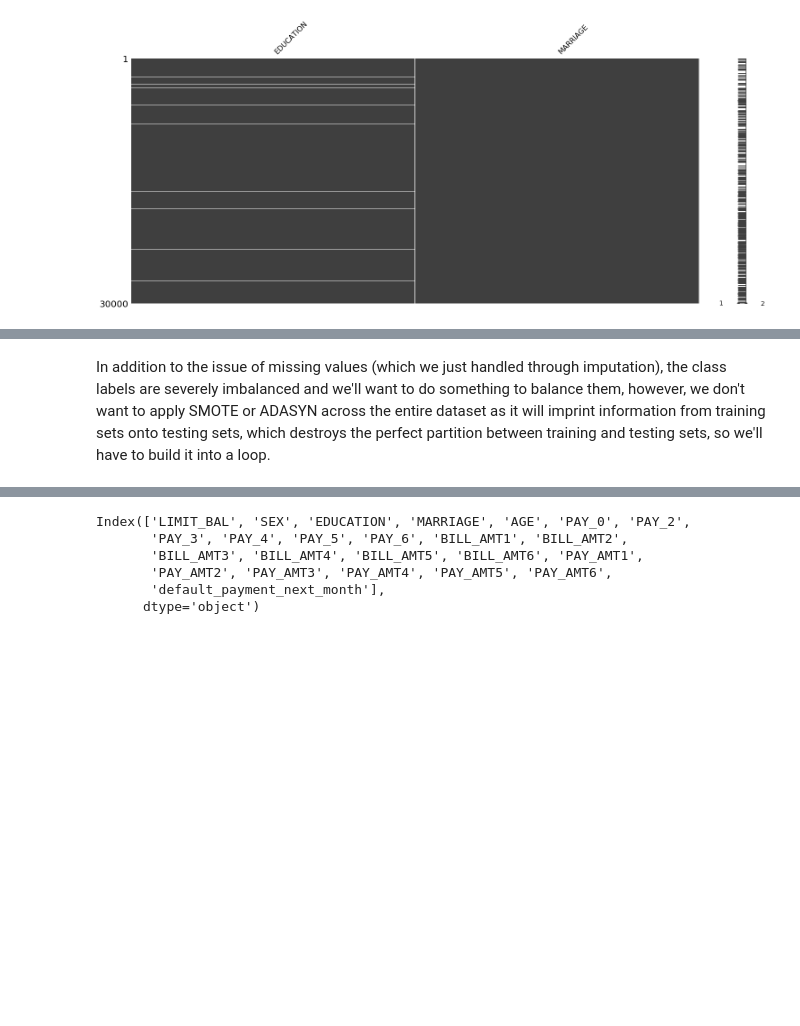
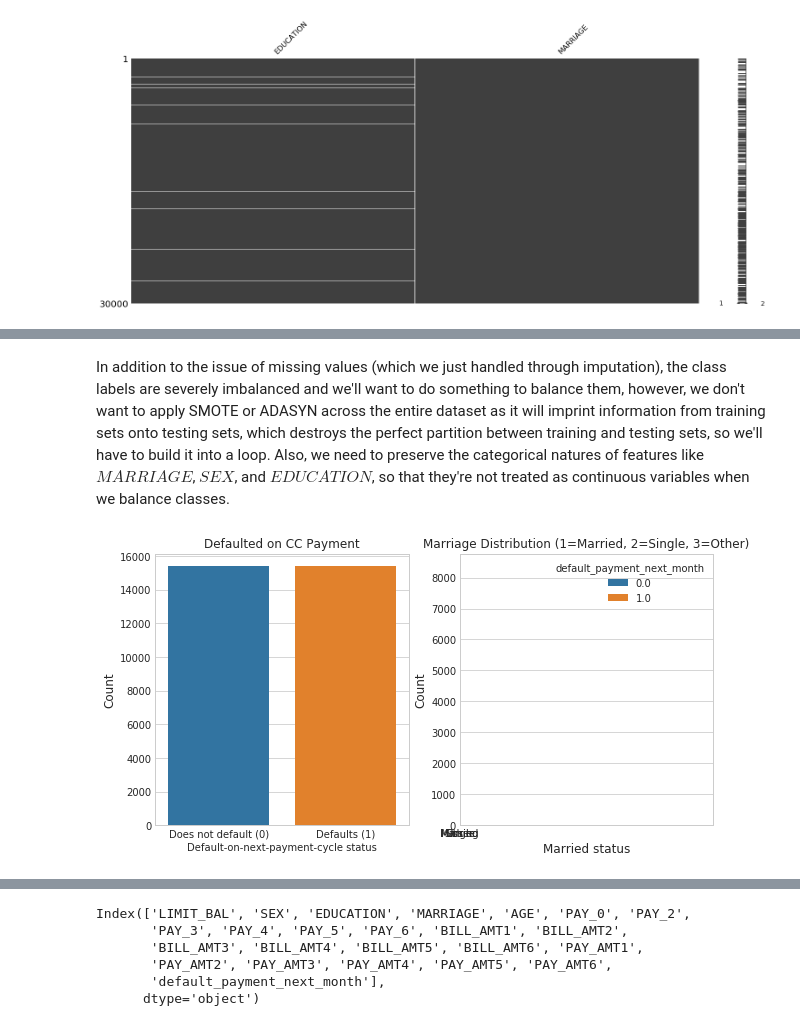
Before and after one commit to MattTriano/Advanced_Data_Mining, a Jupyter notebook: Final_Project_exploration.ipynb, the cells around one changed output, grey strips where cells are left out. Cells and saved outputs as stored; diff of their text form; code cells hidden in the pictures; blank space fills up the shorter version.

Commit message:
SMOTE implemented, now treating categorical data

```diff
--- a/Final_Project_exploration.ipynb
+++ b/Final_Project_exploration.ipynb
@@ -239,5 +240,8 @@ cc_imputed = fancyimpute.MICE().complete(cc_raw)
 cc_imputed
 # %%
 cc_df_prepd = pd.DataFrame(data=cc_imputed, columns=cc_raw_cols, index=cc_raw_index)
-cc_df_prepd.head(5)
+cc_classes = cc_df_prepd['default_payment_next_month']
+cc_df_prepd.drop('default_payment_next_month', axis=1, inplace=True)
+display(cc_classes.head(5))
+display(cc_df_prepd.head(5))
 # %% [output]
@@ -252,2 +263,2 @@ cc_df_prepd.head(5)
 # %% [markdown]
-In addition to the issue of missing values (which we just handled through imputation), the class labels are severely imbalanced and we'll want to do something to balance them, however, we don't want to apply SMOTE or ADASYN across the entire dataset as it will imprint information from training sets onto testing sets, which destroys the perfect partition between training and testing sets, so we'll have to build it into a loop.
+In addition to the issue of missing values (which we just handled through imputation), the class labels are severely imbalanced and we'll want to do something to balance them, however, we don't want to apply SMOTE or ADASYN across the entire dataset as it will imprint information from training sets onto testing sets, which destroys the perfect partition between training and testing sets, so we'll have to build it into a loop. Also, we need to preserve the categorical natures of features like $MARRIAGE$, $SEX$, and $EDUCATION$, so that they're not treated as continuous variables when we balance classes.
@@ -320,0 +291,39 @@ test10k_smote, test10k_labels_smote = sm.fit_sample(
+# %%
+from imblearn.over_sampling import SMOTE, ADASYN
+# sm = SMOTE(kind='regular')
+# c, r = train10k_labels.shape
+sm = SMOTE(kind='regular')
+cc_data_cols = cc_df_prepd.columns
+class_col = cc_classes.name
+cc_train, cc_test, class_train, class_test = train_test_split(cc_df_prepd,
+                                                              cc_classes,
+                                                              test_size=0.34,
+                                                              random_state=123)
+cc_train_sm, class_train_sm = sm.fit_sample(cc_train, class_train)
+cc_test_sm, class_test_sm = sm.fit_sample(cc_test, class_test)
+cc_train_sm = pd.DataFrame(cc_train_sm, columns=cc_data_cols)
+class_train_sm = pd.Series(class_train_sm, name=class_col)
+cc_test_sm = pd.DataFrame(cc_test_sm, columns=cc_data_cols)
+class_test_sm = pd.DataFrame(class_test_sm, columns=[class_col])
+# display(cc_train_sm)
+# display(cc_test_sm)
+# class_train_sm
+# %%
+data_ = cc_train_sm
+data_['default_payment_next_month'] = class_train_sm
+with plt.style.context('seaborn-whitegrid'):
+    fig, ax = plt.subplots(nrows=1, ncols=2,figsize=(10,5))
+    ax = ax.flatten()
+#     fig.suptitle(title)
+    sns.countplot(x='default_payment_next_month', data=data_, ax=ax[0])
+    ax[0].set_ylabel('Count', fontsize=12)
+    ax[0].set_xticklabels(['Does not default (0)', 'Defaults (1)'])
+    ax[0].set_xlabel('Default-on-next-payment-cycle status')
+    ax[0].set_title('Defaulted on CC Payment')
+    sns.countplot(x='MARRIAGE', data=data_, hue='default_payment_next_month', ax=ax[1])
+    ax[1].set_xlabel('Married status', fontsize=12)
+    ax[1].set_xticklabels(['Missing', 'Married', 'Single', 'Other'])
+    ax[1].set_ylabel('Count', fontsize=12)
+    ax[1].set_title('Marriage Distribution (1=Married, 2=Single, 3=Other)')
+# %% [output]
+[figure, added]
```
Also changed, not shown: parts of 8 cells of this notebook.
